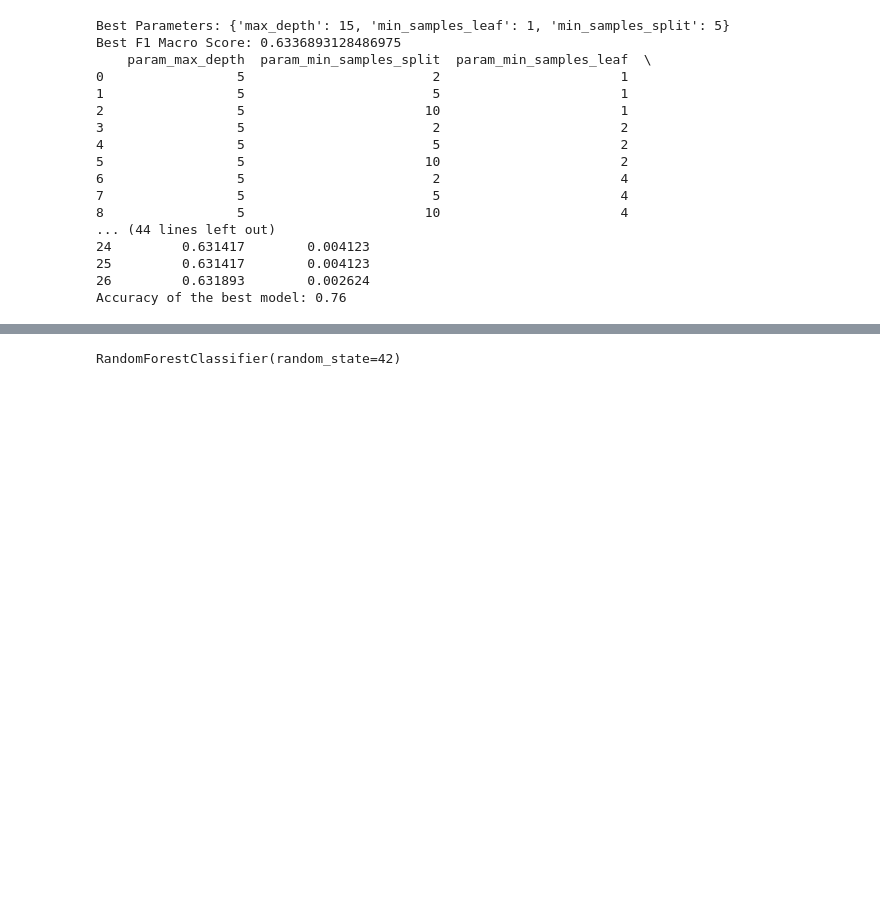
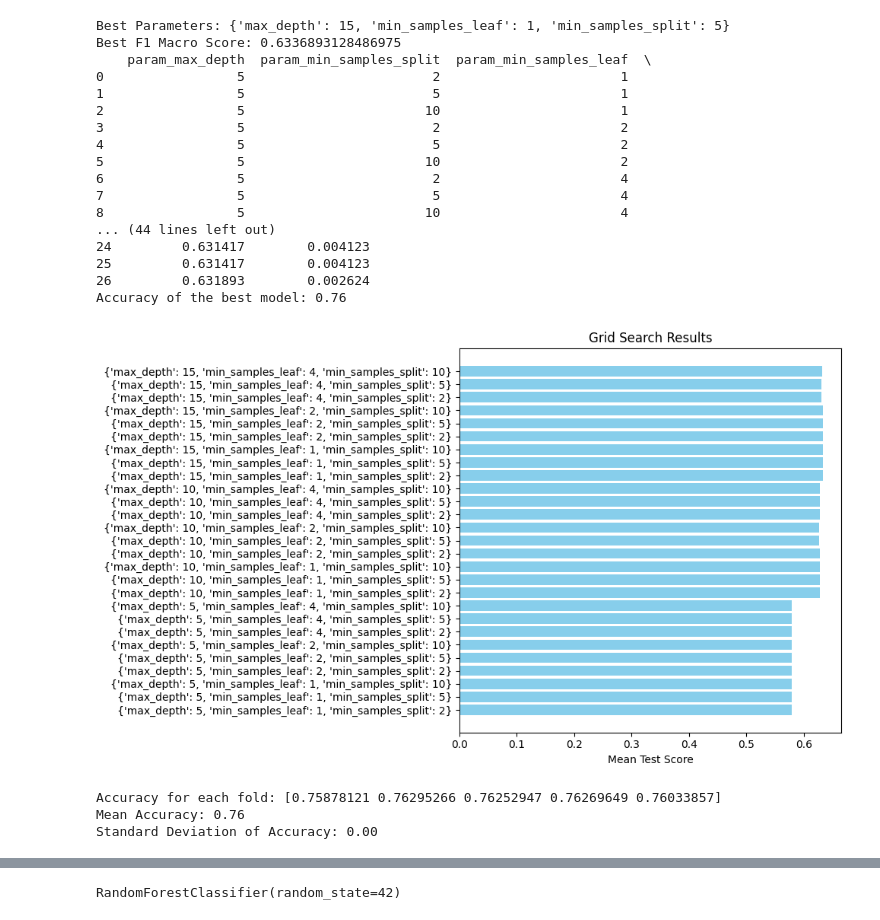
Before and after one commit to Jaagss/Movie_Success_Prediction, a Jupyter notebook: second.ipynb, the cells around one changed output, grey strips where cells are left out. Drawn from its saved outputs; the diff is of its cells as text; code cells hidden in the pictures; blank space fills up the shorter version.

Commit message:
Grid, Kfold, SVM

```diff
--- a/second.ipynb
+++ b/second.ipynb
@@ -555,3 +547,39 @@ Best F1 Macro Score: 0.6336893128486975
 25         0.631417        0.004123
 26         0.631893        0.002624
 Accuracy of the best model: 0.76
+# %%
+results = grid_search.cv_results_
+
+# Extract mean test scores for each combination of parameters
+mean_test_scores = results['mean_test_score']
+param_grid = results['params']
+
+# Extract the hyperparameters used for grid search
+param_combinations = [str(param) for param in param_grid]
+
+# Plot the grid search results
+plt.figure(figsize=(10, 6))
+plt.barh(param_combinations, mean_test_scores, color='skyblue')
+plt.xlabel('Mean Test Score')
+plt.title('Grid Search Results')
+plt.tight_layout()
+plt.show()
+# %% [output]
+[figure, added]
+# %%
+from sklearn.model_selection import StratifiedKFold, cross_val_score
+from sklearn.tree import DecisionTreeClassifier
+
+decision_tree = DecisionTreeClassifier(random_state=42, **grid_search.best_params_)
+
+kf = StratifiedKFold(n_splits=5, shuffle=True, random_state=42)
+
+cv_scores = cross_val_score(decision_tree, X, y, cv=kf, scoring='accuracy', n_jobs=-1)
+
+print("Accuracy for each fold:", cv_scores)
+print(f"Mean Accuracy: {cv_scores.mean():.2f}")
+print(f"Standard Deviation of Accuracy: {cv_scores.std():.2f}")
+# %% [output]
+Accuracy for each fold: [0.75878121 0.76295266 0.76252947 0.76269649 0.76033857]
+Mean Accuracy: 0.76
+Standard Deviation of Accuracy: 0.00
```
Also changed, not shown: parts of 5 cells of this notebook.
